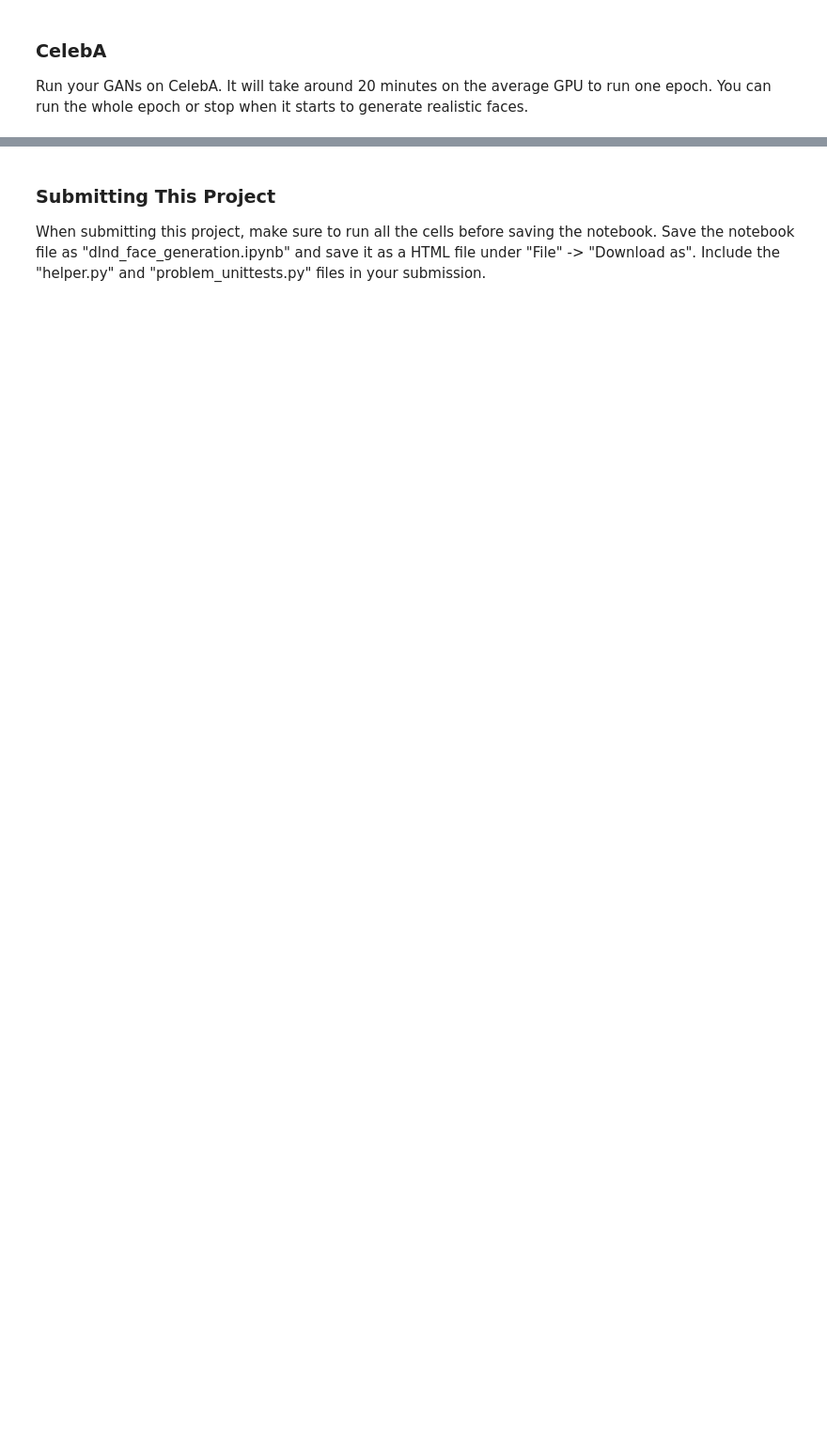
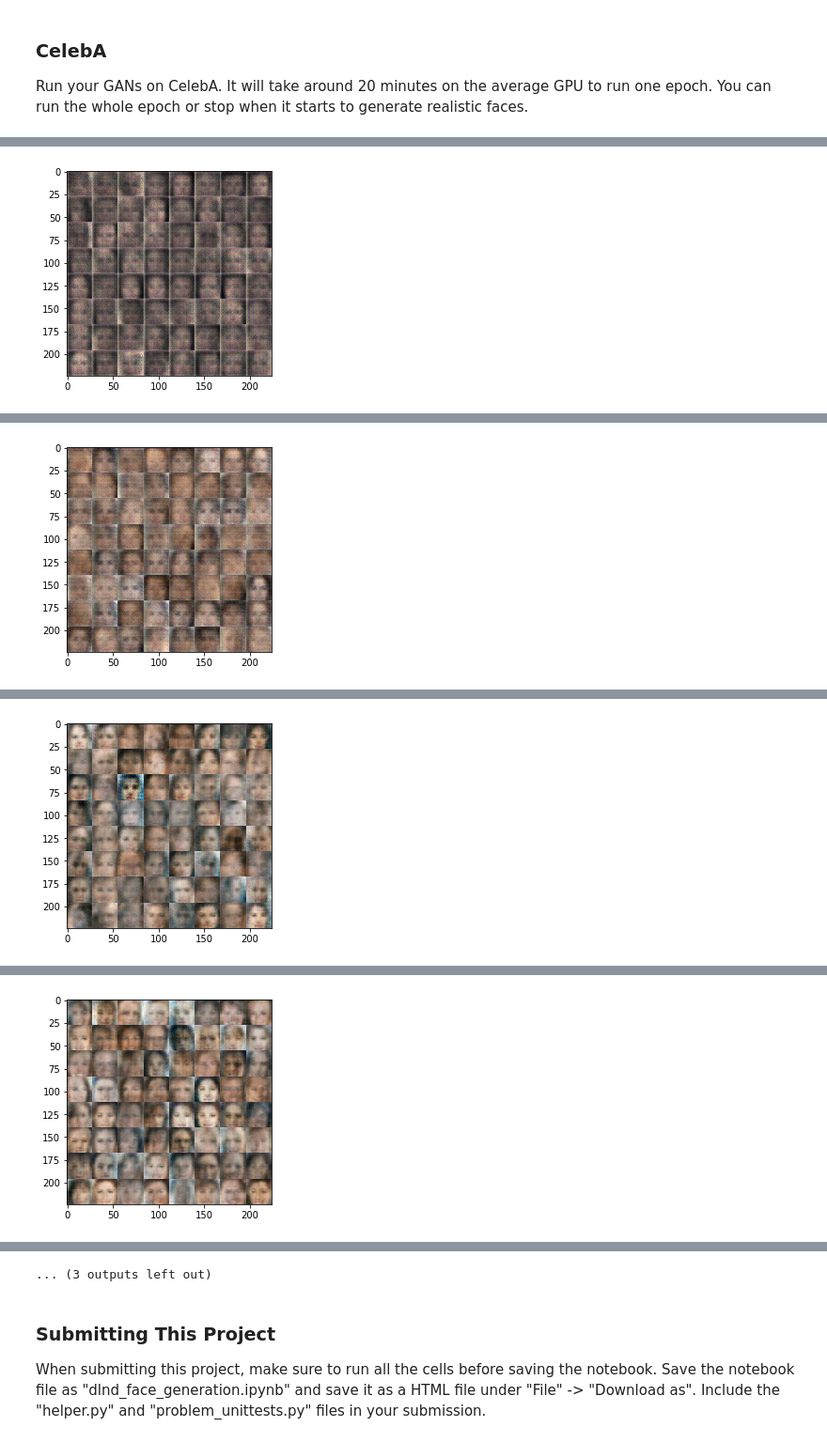
Before and after one commit to ianhamilton117/deep-learning, a Jupyter notebook: face_generation/dlnd_face_generation.ipynb, the cells around one changed output, grey strips where cells are left out. Shown at 94% size. Cells and saved outputs as stored; diff of their text form; code cells hidden in the pictures; blank space fills up the shorter version.

```diff
--- a/face_generation/dlnd_face_generation.ipynb
+++ b/face_generation/dlnd_face_generation.ipynb
@@ -404,10 +472,11 @@ with tf.Graph().as_default():
 ### CelebA
 Run your GANs on CelebA.  It will take around 20 minutes on the average GPU to run one epoch.  You can run the whole epoch or stop when it starts to generate realistic faces.
 # %%
-batch_size = None
-z_dim = None
-learning_rate = None
-beta1 = None
+batch_size = 256
+z_dim = 100
+learning_rate = 0.0002
+beta1 = 0.5
+alpha = 0.2
 
 
 """
@@ -418,4 +487,5 @@ epochs = 1
 celeba_dataset = helper.Dataset('celeba', glob(os.path.join(data_dir, 'img_align_celeba/*.jpg')))
 with tf.Graph().as_default():
     train(epochs, batch_size, z_dim, learning_rate, beta1, celeba_dataset.get_batches,
-          celeba_dataset.shape, celeba_dataset.image_mode)
+          celeba_dataset.shape, celeba_dataset.image_mode, alpha)
+# %% [output]
@@ -421,0 +502 @@ with tf.Graph().as_default():
+[figure, added]
@@ -421,0 +513 @@ with tf.Graph().as_default():
+[figure, added]
@@ -421,0 +524 @@ with tf.Graph().as_default():
+[figure, added]
@@ -421,0 +535 @@ with tf.Graph().as_default():
+[figure, added]
@@ -422,3 +558,4 @@ with tf.Graph().as_default():
+... (3 outputs left out)
 # %% [markdown]
 ### Submitting This Project
 When submitting this project, make sure to run all the cells before saving the notebook. Save the notebook file as "dlnd_face_generation.ipynb" and save it as a HTML file under "File" -> "Download as". Include the "helper.py" and "problem_unittests.py" files in your submission.
```
Also changed, not shown: parts of 7 cells of this notebook.
